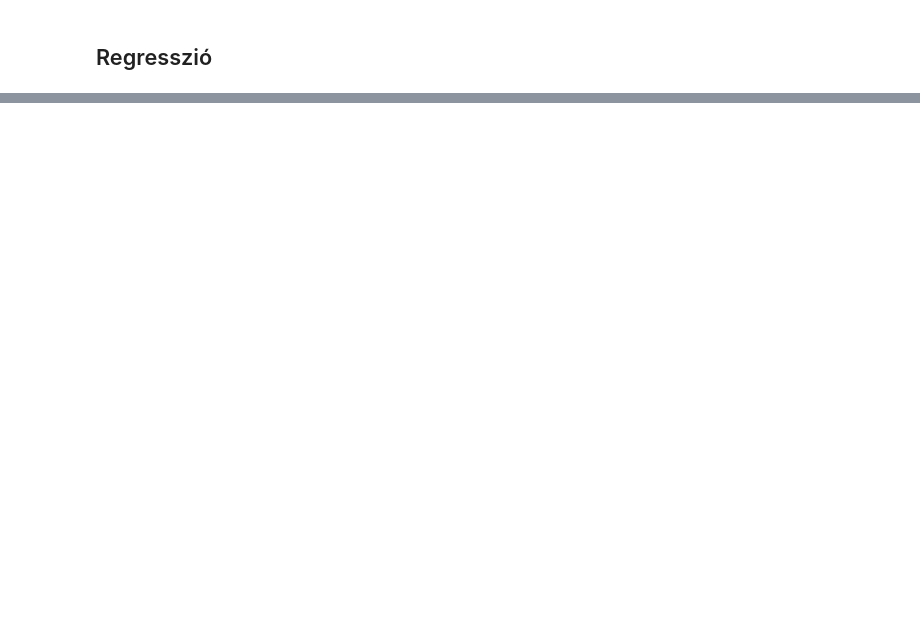
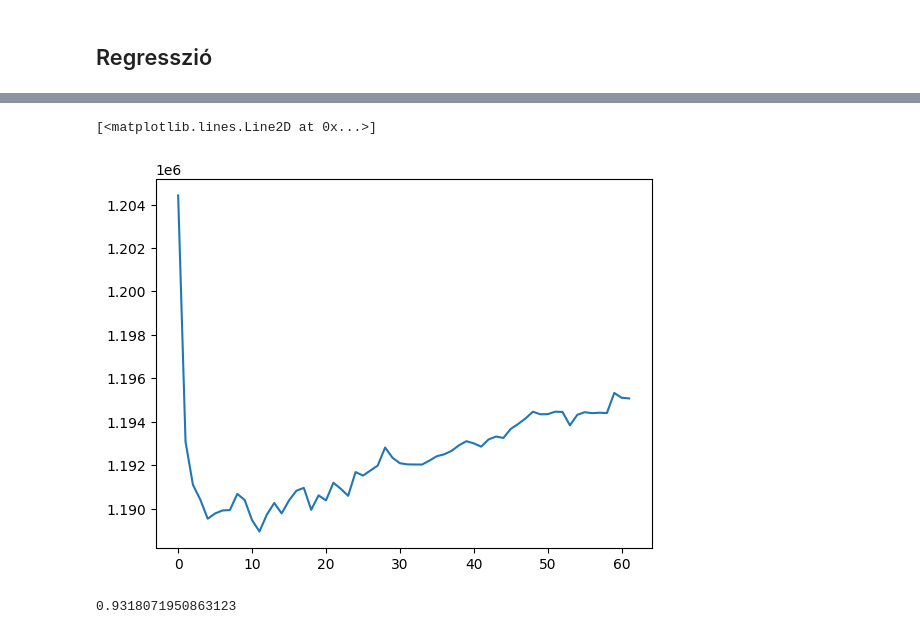
Before and after one commit to szendiagoston/TabNet, a Jupyter notebook: TabNet.ipynb, the cells around one changed output, grey strips where cells are left out. Saved outputs shown, nothing was run; the diff lists cells and outputs as text; code cells hidden in the pictures; blank space fills up the shorter version.

```diff
--- a/TabNet.ipynb
+++ b/TabNet.ipynb
@@ -1187,0 +1275,5 @@ Early stopping occurred at epoch 62 with best_epoch = 12 and best_valid_mse = 11
+# %%
+plt.plot(clf.history["valid_mse"])
+# %% [output]
+[<matplotlib.lines.Line2D at 0x...>]
+[figure, added]
@@ -1187,0 +1282,4 @@ Early stopping occurred at epoch 62 with best_epoch = 12 and best_valid_mse = 11
+# %%
+y_valid_pred.sum()/y_valid.sum()
+# %% [output]
+0.9318071950863123
```
Also changed, not shown: parts of 20 cells of this notebook.
